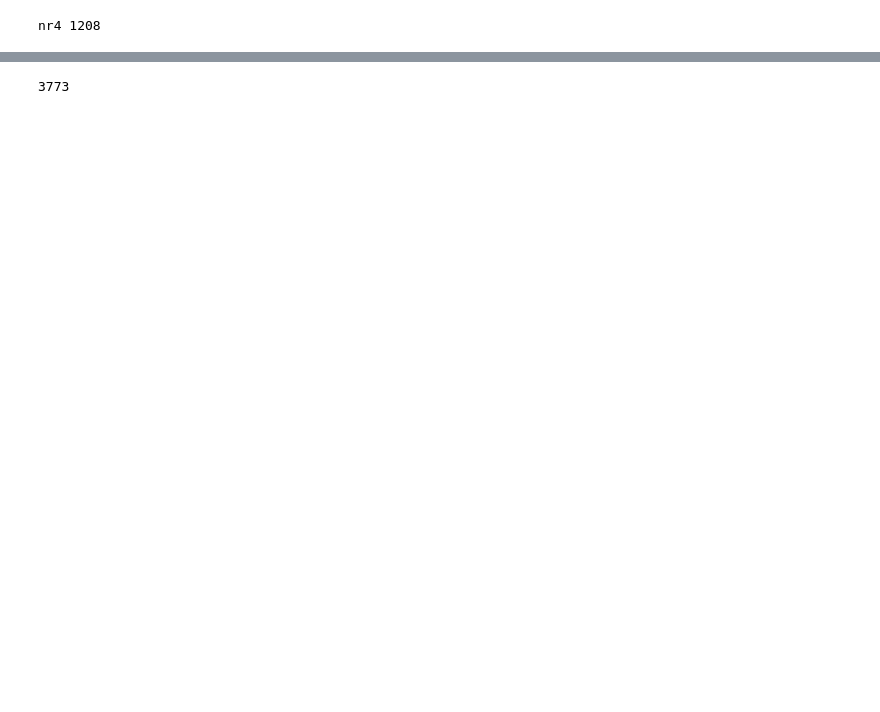
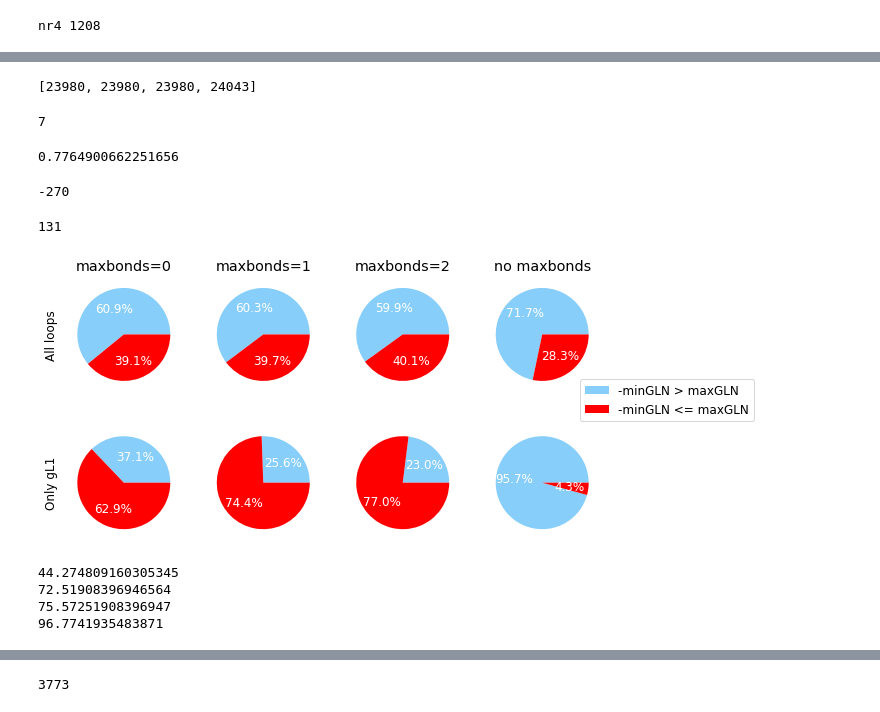
Before and after one commit to barbarajurzysta/GLN-RNA, a Jupyter notebook: analysis_new.ipynb, the cells around one changed output, grey strips where cells are left out. Saved outputs shown, nothing was run; the diff lists cells and outputs as text; code cells hidden in the pictures; blank space fills up the shorter version.

```diff
--- a/analysis_new.ipynb
+++ b/analysis_new.ipynb
@@ -167,9 +239,0 @@ data.to_csv('results_no_maxbonds.txt',sep=';', index=False)
-# %%
-# PDB;Loop;BType;tailName;Tails;mmax;class;whole;max;maxTail;maxTails;min;minTail;minTails;WithGaps;length;LoopIdGaps;TailIdGaps
-
-def DF2(file):
-    f=pd.read_csv(file,engine='python',sep=";",header=0)
-    f[['Loop','Tails','maxTail','maxTails','minTail','minTails']]=f[['Loop','Tails','maxTail','maxTails','minTail','minTails']].applymap(lambda x: literal_eval(x.strip()))
-    f['PDB'] = [name.strip() for name in f['PDB']]
-    return f
-data = DF2('results_no_maxbonds.txt')
@@ -226,0 +287,58 @@ def lassoStats2(data, gLL): # bez 'brak pętli'
+# %%
+[sum(L) for L in Ls]
+# %% [output]
+[23980, 23980, 23980, 24043]
+# %%
+data = datas[-1]
+len(set(data[data.mmax < -6.5].PDB))
+# %% [output]
+7
+# %%
+# what fraction of the analysed structures has loops that can potentially form a lasso
+# - has sufficient length of loop and tails
+len(set(data.PDB)) / len(rnas)
+# %% [output]
+0.7764900662251656
+# %%
+len(set(data.PDB)) - len(rnas)
+# %% [output]
+-270
+# %%
+rnas300 = [] # list of RNAs with length >= 300
+for rna in lens:
+    if lens[rna] >= 300:
+        rnas300.append(rna)
+
+len(rnas300)
+# %% [output]
+131
+# %%
+# directions
+
+fig, axs = plt.subplots(2, 4, figsize=(11, 5))
+col = ['lightskyblue', 'red']
+titles = ['maxbonds=0', 'maxbonds=1', 'maxbonds=2', 'no maxbonds']
+
+for i, t in enumerate(titles):
+    L1 = lassoClass(datas[i],"gL1")
+    axs[0,i].pie([len(datas[i].loc[datas[i]['mmax']<0]),len(datas[i].loc[datas[i]['mmax']>=0])], colors=col, autopct='%1.1f%%', textprops=dict(color="w"))
+    axs[1,i].pie([len(L1.loc[L1['mmax']<0]),len(L1.loc[L1['mmax']>0])], colors=col, autopct='%1.1f%%', textprops=dict(color="w"))
+    axs[0,i].set_title(t)
+axs[0,0].set_ylabel('All loops')
+axs[1,0].set_ylabel('Only gL1')
+
+fig.legend(['-minGLN > maxGLN','-minGLN <= maxGLN'],loc='right')
+plt.subplots_adjust(right=0.8)
+plt.savefig('results/plots/min-max_all-gL1.png',bbox_inches='tight',pad_inches=0.6,dpi=200)
+plt.show()
+# %% [output]
+[figure, added]
+# %%
+for data, gLL, t in zip(datas, gLLs, titles):
+    L = lassoStats2(data.loc[data['length']>=300], gLL)
+    print(sum(L[1:]) / sum(L) * 100)
+# %% [output]
+44.274809160305345
+72.51908396946564
+75.57251908396947
+96.7741935483871
```
Also changed, not shown: parts of 39 cells of this notebook, 4 other files.
